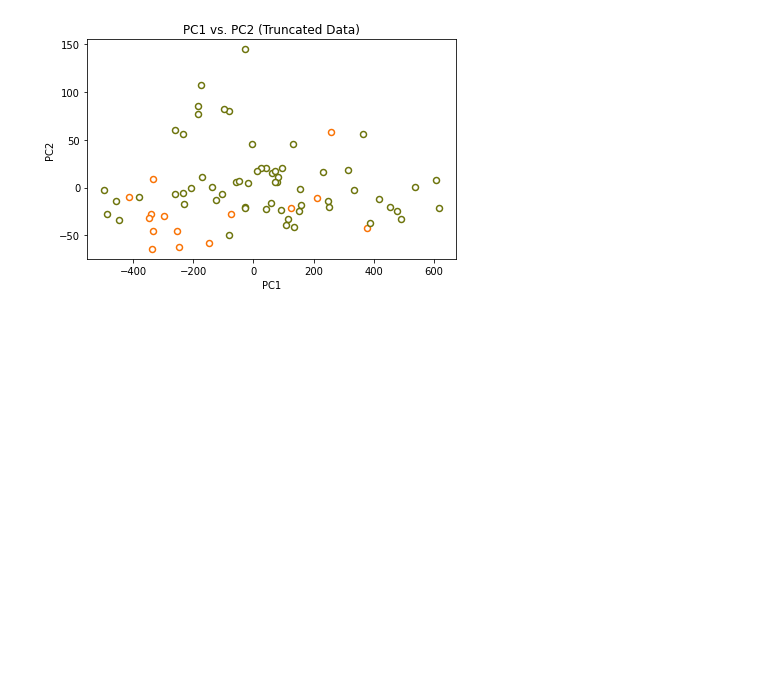
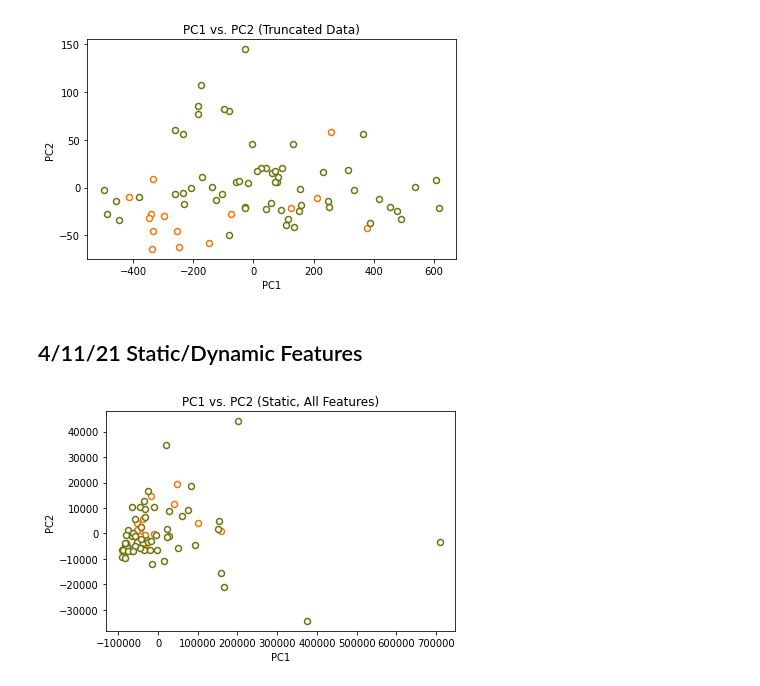
Before and after one commit to jaychandra3/NDD_Analysis, a Jupyter notebook: feature_dataviz.ipynb, the cells around one changed output. Drawn from its saved outputs; the diff is of its cells as text; code cells hidden in the pictures; blank space fills up the shorter version.

```diff
--- a/feature_dataviz.ipynb
+++ b/feature_dataviz.ipynb
@@ -223,3 +223,35 @@ ax.set_title('PC1 vs. PC2 (Truncated Data)')
 plt.tight_layout()
 # %% [output]
 [figure]
+# %% [markdown]
+## 4/11/21 Static/Dynamic Features
+# %%
+static_df = pd.read_csv('/work/Static_HW_features.csv')
+dynamic_df = pd.read_csv('/work/Dynamic_HW_features.csv')
+# %%
+static_feature_columns = static_df.columns.tolist()[2:]
+static_data = static_df[static_feature_columns].values
+dynamic_feature_columns = dynamic_df.columns.tolist()[2:]
+dynamic_data = dynamic_df[dynamic_feature_columns].values
+# %%
+from sklearn.decomposition import PCA
+pca = PCA()
+projected_static_data = pca.fit_transform(static_data)
+pca2 = PCA()
+projected_dynamic_data = pca2.fit_transform(dynamic_data)
+# %%
+fig, ax = plt.subplots()
+colormap = ['xkcd:orange', 'xkcd:olive',     'xkcd:azure',    'xkcd:rose', 'xkcd:mustard',
+            'xkcd:peach',  'xkcd:turquoise', 'xkcd:lavender', 'xkcd:rust', 'xkcd:red']
+groupAssignments = static_df["Category"].tolist()
+for i in range(len(projected_static_data)):
+    edgecolor = colormap[groupAssignments[i]]
+    fillcolor = 'w'
+    shape     = 'o'
+    ax.plot(projected_static_data[i,0], projected_static_data[i,1], marker=shape,mec = edgecolor, mfc=fillcolor, mew=1.5)
+ax.set_xlabel('PC1')
+ax.set_ylabel('PC2')
+ax.set_title('PC1 vs. PC2 (Static, All Features)')
+plt.tight_layout()
+# %% [output]
+[figure, added]
```
Also changed, not shown: parts of 4 cells of this notebook, 9 other files.
